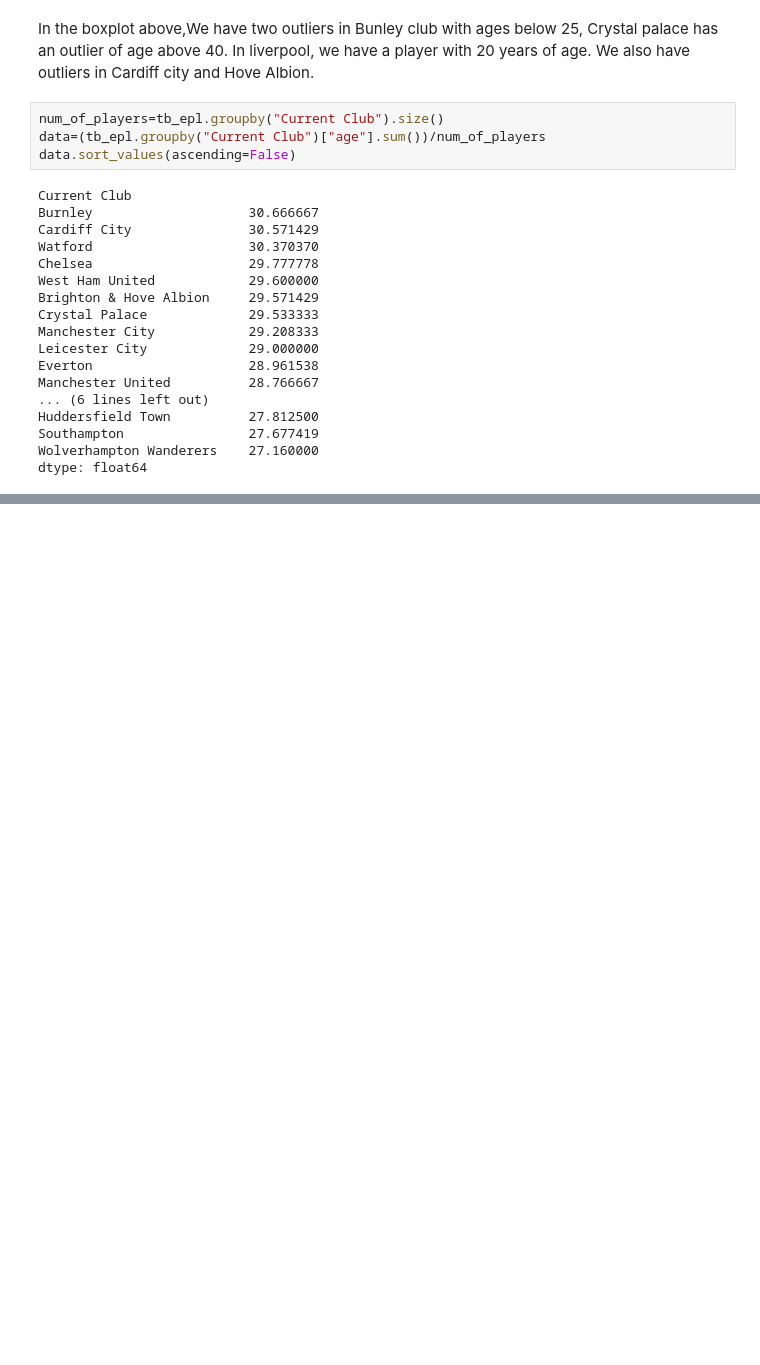
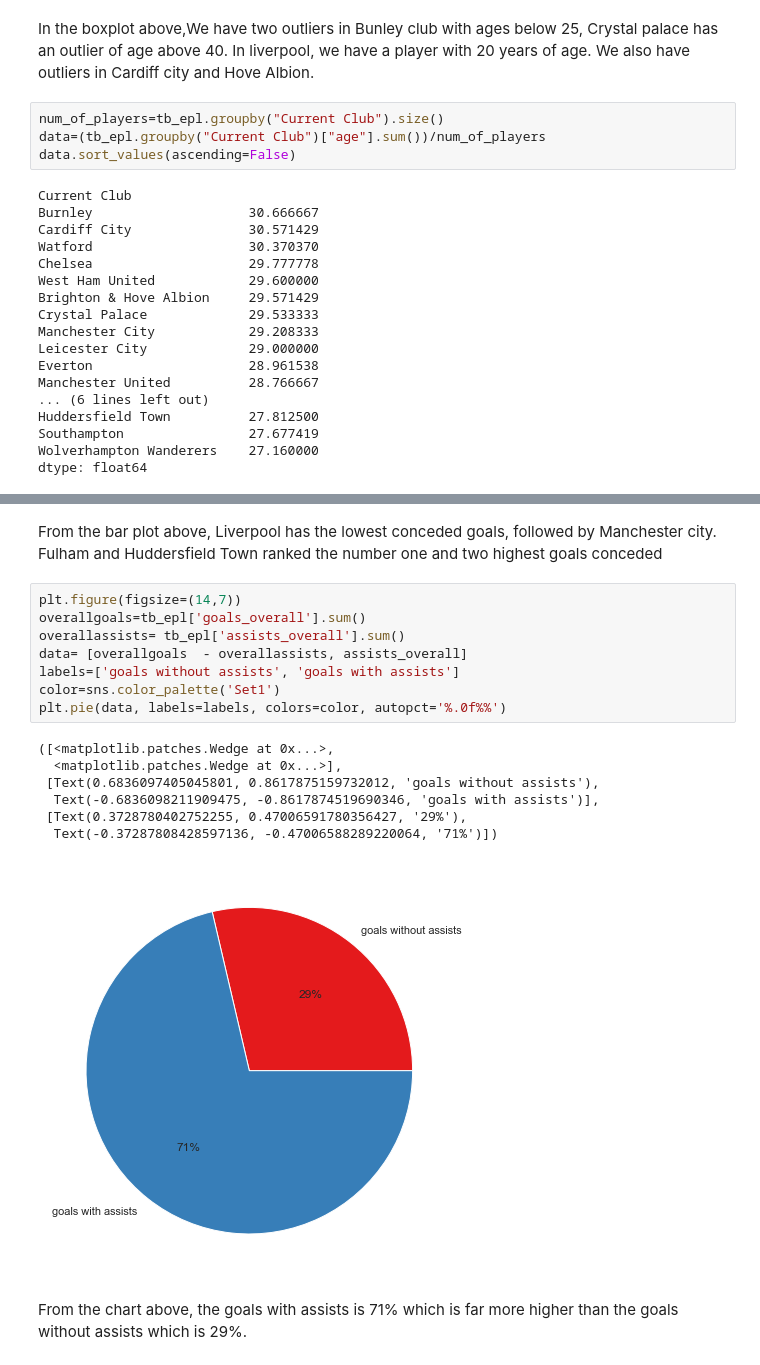
Before and after one commit to Obasteve/premierleagueresultanalysis, a Jupyter notebook: premierleagueresultanalysis.ipynb, the cells around one changed output, grey strips where cells are left out. Saved outputs shown, nothing was run; the diff lists cells and outputs as text; blank space fills up the shorter version.

```diff
--- a/premierleagueresultanalysis.ipynb
+++ b/premierleagueresultanalysis.ipynb
@@ -333,0 +443,20 @@ ValueError: Could not interpret input 'Current Club'
+# %% [markdown]
+From the bar plot above, Liverpool has the lowest conceded goals, followed by Manchester city. Fulham and Huddersfield Town ranked the number one and two highest goals conceded
+# %%
+plt.figure(figsize=(14,7))
+overallgoals=tb_epl['goals_overall'].sum()
+overallassists= tb_epl['assists_overall'].sum()
+data= [overallgoals  - overallassists, assists_overall]
+labels=['goals without assists', 'goals with assists']
+color=sns.color_palette('Set1')
+plt.pie(data, labels=labels, colors=color, autopct='%.0f%%')
+# %% [output]
+([<matplotlib.patches.Wedge at 0x...>,
+  <matplotlib.patches.Wedge at 0x...>],
+ [Text(0.6836097405045801, 0.8617875159732012, 'goals without assists'),
+  Text(-0.6836098211909475, -0.8617874519690346, 'goals with assists')],
+ [Text(0.3728780402752255, 0.47006591780356427, '29%'),
+  Text(-0.37287808428597136, -0.47006588289220064, '71%')])
+[figure, added]
+# %% [markdown]
+From the chart above, the goals with assists is 71% which is far more higher than the goals without assists which is 29%.
```
Also changed, not shown: parts of 25 cells of this notebook.
